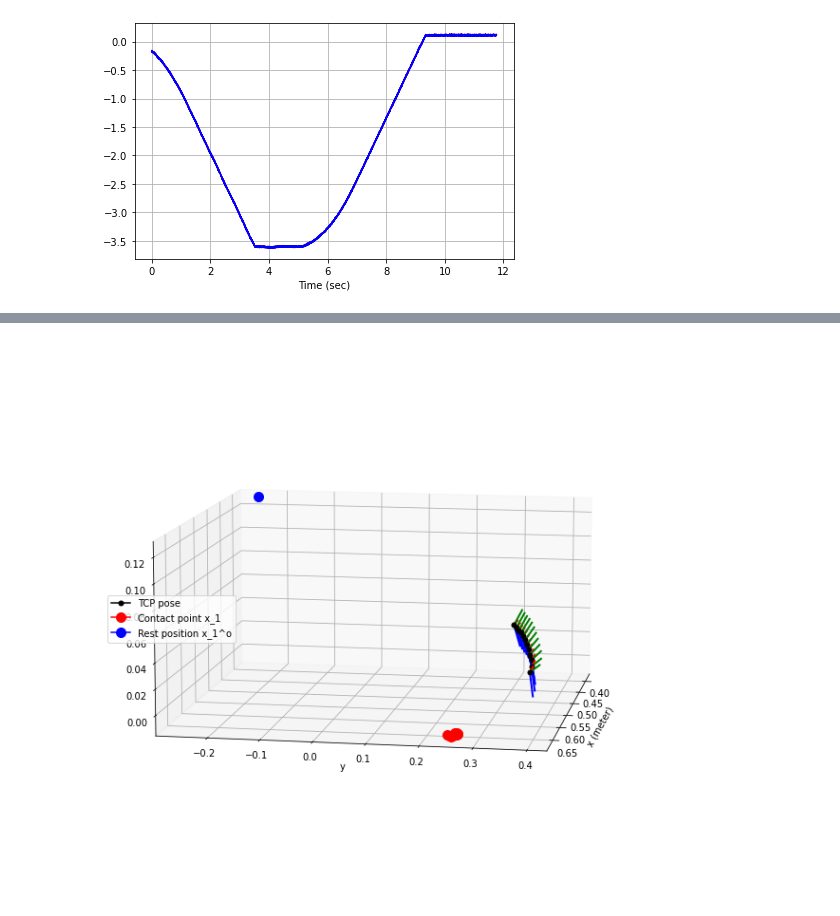
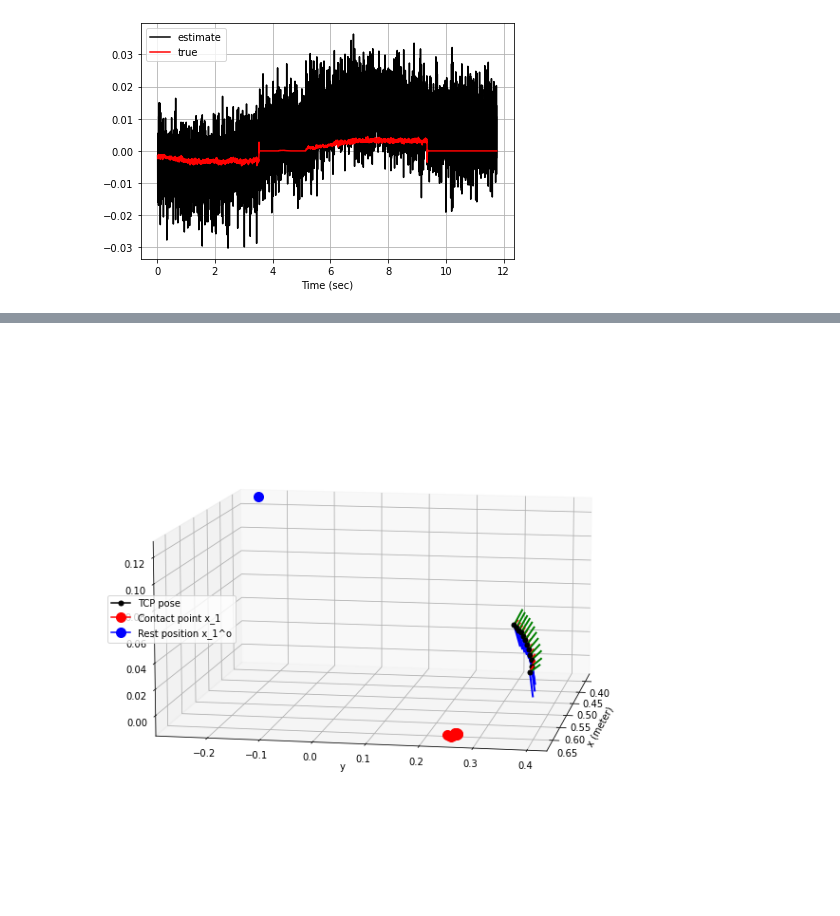
Before and after one commit to khaninger/full-state-estimator, a Jupyter notebook: pickle_plot.ipynb, the cells around one changed output, grey strips where cells are left out. Drawn from its saved outputs; the diff is of its cells as text; code cells hidden in the pictures.

```diff
--- a/pickle_plot.ipynb
+++ b/pickle_plot.ipynb
@@ -75,0 +7,6 @@ NameError: name 'f_ee_obs_off' is not defined
+# %%
+traj =  'data/ur_vertical_2.pkl'
+with open(traj, 'rb') as f:
+    res = pickle.load(f)
+print(res.keys())
+res['contact_1_disp']
@@ -76,24 +21,26 @@ NameError: name 'f_ee_obs_off' is not defined
 # %%
-# Simple estimate plotter
+# Dict return, simple estimate plotter
 
-traj1 = 'data/ur_vertical_2.pkl'
-traj2 = 'data/ur_vertical_2_fast.pkl'
-with open(traj1, 'rb') as f:
-    res1 = pickle.load(f)
-with open(traj2, 'rb') as f:
-    res2 = pickle.load(f)
-states1 = res1['dq']
-states2 = res2['dq']
+trajs = ['data/ur_vertical_2.pkl']
 
+skip = 10
+ind = 3
+key1 = 'true_vel'
+key2 = 'dq'
 fig = plt.plot(figsize=(8,8), dpi=plt_dpi)
-t = np.array([range(states1.shape[1])]).squeeze()/500.
-time = t#range(0,5000)
 
-plt.plot(t, states1[3,:].T, 'r')
-plt.plot(t, states2[3,:].T, 'b')
-
+for traj in trajs:
+    with open(traj, 'rb') as f:
+        res = pickle.load(f)
+        t = np.array([range(skip,num_pts)]).squeeze()/500.
+        num_pts = res[key1].shape[1]
+        true = res[key1]
+        est = res[key2]
+        plt.plot(t, est[ind,skip:].T, 'k', label='estimate')
+        plt.plot(t, true[ind,skip:].T, 'r', label='true')
+plt.legend()
 plt.grid(True)
 plt.xlabel('Time (sec)')
 plt.tight_layout()
 # %% [output]
-[figure, old version]
+[figure, new version]
```
Also changed, not shown: parts of 4 cells of this notebook, 6 other files.
